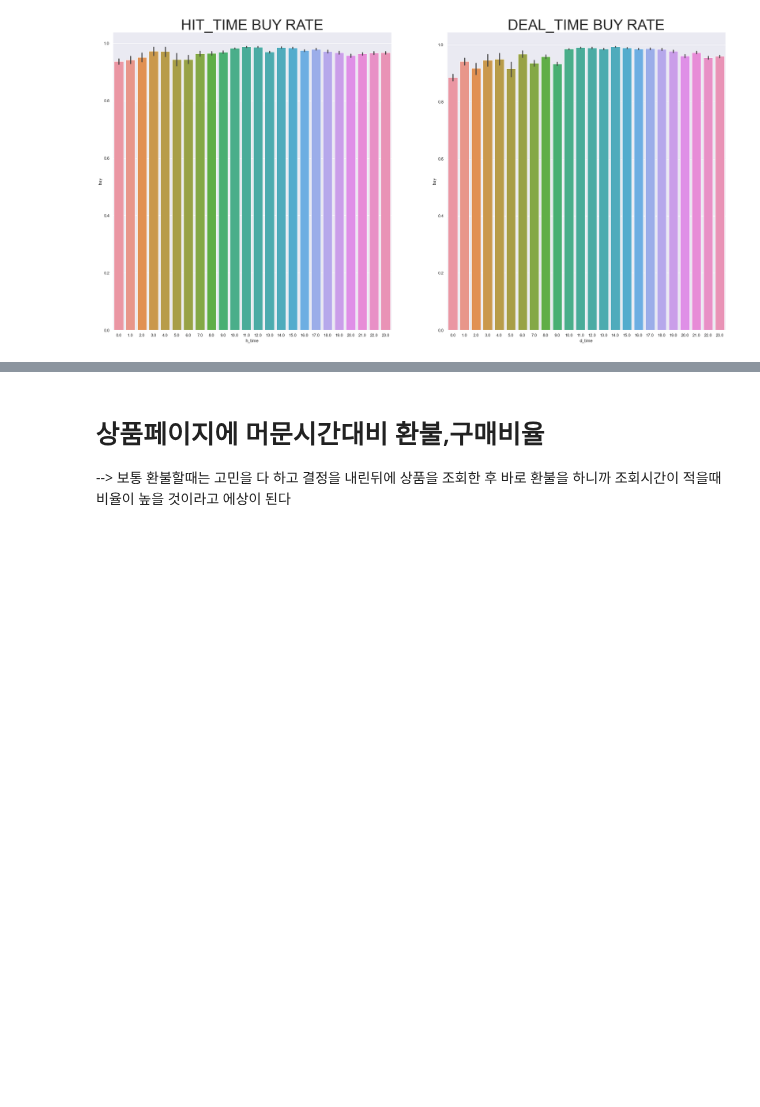
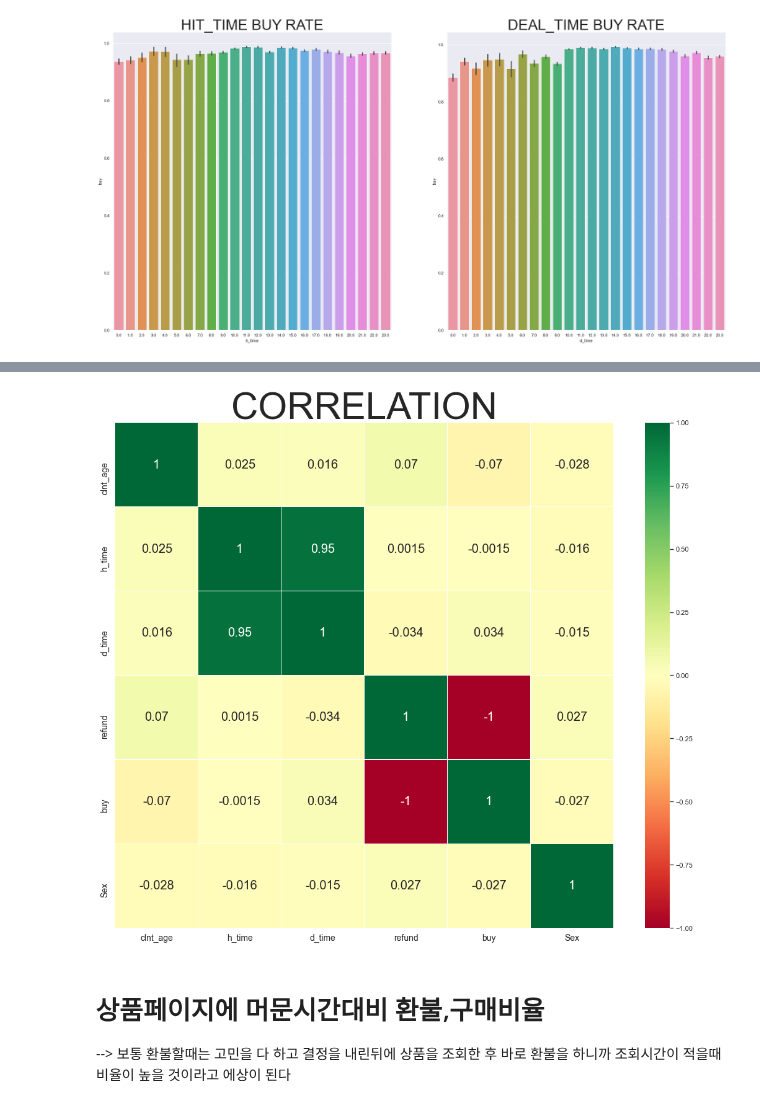
Before and after one commit to CSID-DGU/2020-2-OSSP-CP-DHL-3, a Jupyter notebook: hb/hbl_final.ipynb, the cells around one changed output, grey strips where cells are left out. Drawn from its saved outputs; the diff is of its cells as text; code cells hidden in the pictures; blank space fills up the shorter version.

```diff
--- a/hb/hbl_final.ipynb
+++ b/hb/hbl_final.ipynb
@@ -443,0 +452,3 @@ plt.show()
+# %%
+df_hbl['Sex']=0
+df_hbl['Sex']=df_hbl['clnt_gender'].apply(lambda x:1 if x=='F' else 0)
@@ -443,0 +465,12 @@ plt.show()
+# %%
+df_hbl['clnt_age']=df_hbl['clnt_age'].astype(int)
+# %%
+# 연장자 , 주부 , 직장인 , 청년으로 구분
+df_hbl['clnt']=0
+# %%
+df_hbl.loc[df_hbl['clnt_age']==60,'clnt']='은퇴노인'
+df_hbl.loc[(df_hbl['clnt_age']<=20),'clnt' ]='젊은이'
+df_hbl.loc[(df_hbl['clnt_age']==30) ,'clnt' ]='직장인'
+df_hbl.loc[((df_hbl['clnt_age']>=40) & (df_hbl['clnt_age']<=50)) & (df_hbl['Sex']==1) ,'clnt' ]='주부'
+df_hbl.loc[((df_hbl['clnt_age']>=40) & (df_hbl['clnt_age']<=50)) & (df_hbl['Sex']==0) ,'clnt' ]='직장인'
+#범주형변수(정수) 로 바꾸면 히트맵에도 나타남
@@ -444,3 +495,13 @@ plt.show()
+# %%
+sns.heatmap(df_hbl.corr(),annot=True,cmap='RdYlGn',linewidths=0.2,annot_kws={'size':20})
+fig=plt.gcf()
+fig.set_size_inches(18,15)
+plt.xticks(fontsize=14)
+plt.yticks(fontsize=14)
+plt.title("CORRELATION",fontsize=60)
+plt.show()
+# %% [output]
+[figure, added]
 # %% [markdown]
 # 상품페이지에 머문시간대비 환불,구매비율
 
```
Also changed, not shown: parts of 15 cells of this notebook.
